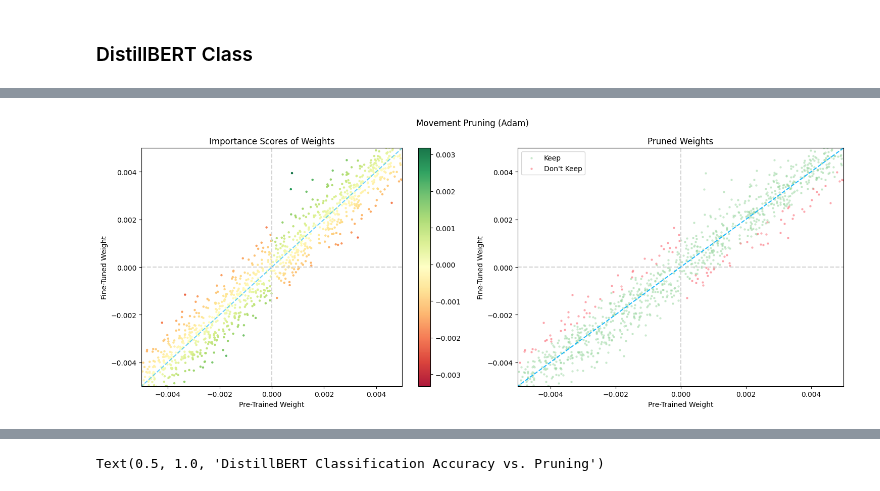
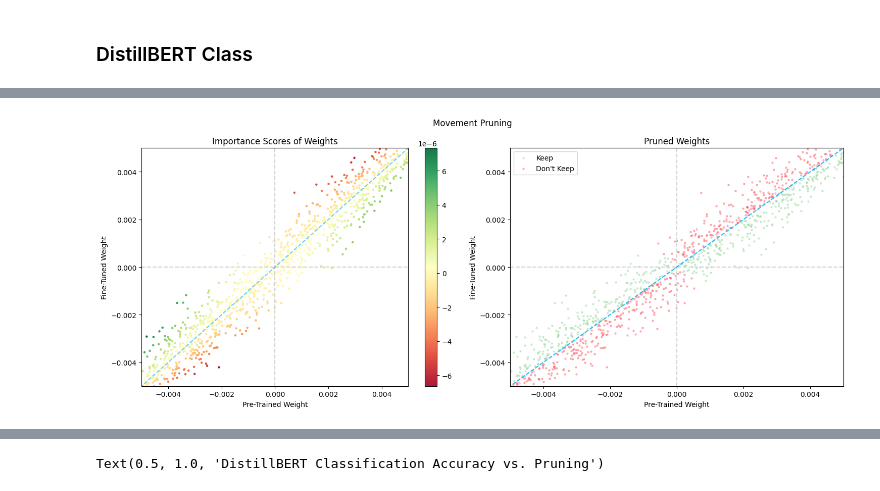
Before and after one commit to kso25/DistillBERT, a Jupyter notebook: DisitillBERT.ipynb, the cells around one changed output, grey strips where cells are left out. Drawn from its saved outputs; the diff is of its cells as text; code cells hidden in the pictures.

```diff
--- a/DisitillBERT.ipynb
+++ b/DisitillBERT.ipynb
@@ -265,19 +322,29 @@ def get_masked_model(model, q=0.1, type="movement"):
     param_count = 0
     masked_param_count = 0
     for k in pretrained_weights_dict.keys():
-        if type == "movement":
-            diff = fine_tuned_weights_dict[k].to(device) - pretrained_weights_dict[k].to(device)
-            score = diff * torch.sign(pretrained_weights_dict[k])
+        if type == "modified_movement":
+            diff = fine_tuned_weights_dict[k] - pretrained_weights_dict[k]
+            score = torch.abs(diff)
+            # score = diff
+            # score = diff * torch.sign(pretrained_weights_dict[k])
+        elif type == "movement":
+            # diff = fine_tuned_weights_dict[k].to(device) - pretrained_weights_dict[k].to(device)
+            # score = diff * torch.mean(torch.stack((pretrained_weights_dict[k].to(device), fine_tuned_weights_dict[k].to(device))))
+            score = -1 * model.scores_dict[k]
+        elif type == "negative_movement":
+            # diff = fine_tuned_weights_dict[k].to(device) - pretrained_weights_dict[k].to(device)
+            # score = diff * torch.mean(torch.stack((pretrained_weights_dict[k].to(device), fine_tuned_weights_dict[k].to(device))))
+            score = model.scores_dict[k]
         elif type == "random":
-            score = torch.rand_like(fine_tuned_weights_dict[k]).to(device)
+            score = torch.rand_like(fine_tuned_weights_dict[k])
         else: # magnitude pruning
-            score = torch.abs(fine_tuned_weights_dict[k].to(device))
+            score = torch.abs(fine_tuned_weights_dict[k])
 
         flat_score = score.flatten()
         threshold = torch.quantile(flat_score, q)
         mask = score > threshold
 
-        state_dict[k] = mask * state_dict[k].to(device)
+        state_dict[k] = mask.to(device) * state_dict[k].to(device)
 
         param_count += len(flat_score)
         masked_param_count += torch.sum(mask.flatten())
@@ -293,7 +393,6 @@ def get_masked_model(model, q=0.1, type="movement"):
 # %%
-
-masked_model = torch.load('distilbert.pt')
+q = 0.5
+masked_model = torch.load('adam_distilbert.pt')
 trained_weights_list = masked_model.get_param_list()
-movement_masked_model, movement_percent_weight_removed, movement_mask_list, movement_score_list = get_masked_model(masked_model, 0.1)
-masked_finetuned_weights_list = masked_model.get_param_list()
+movement_masked_model, movement_percent_weight_removed, movement_mask_list, movement_score_list = get_masked_model(masked_model, q, type="movement")
 movement_pruned_weights_list = trained_weights_list[np.array(movement_mask_list)]
@@ -306,6 +429,5 @@ magnitude_pruned_weights_list = trained_weights_list[np.array(magnitude_mask_lis
 # %%
-masked_model = torch.load('distilbert.pt')
+masked_model = torch.load('adam_distilbert.pt')
 trained_weights_list = masked_model.get_param_list()
-magnitude_masked_model, magnitude_percent_weight_removed, magnitude_mask_list, magnitude_score_list = get_masked_model(masked_model, 0.1, type="random")
-masked_finetuned_weights_list = masked_model.get_param_list()
-magnitude_pruned_weights_list = trained_weights_list[np.array(magnitude_mask_list)]
+random_masked_model, random_percent_weight_removed, random_mask_list, random_score_list = get_masked_model(masked_model, q, type="random")
+random_pruned_weights_list = trained_weights_list[np.array(random_mask_list)]
@@ -331,0 +486,2 @@ sns.kdeplot(masked_finetuned_weights_list[random_idx])
+# %%
+random_idx = np.random.choice(list(range(len(untrained_weights_list))), 10000)
@@ -335,34 +530,36 @@ y_subset = trained_weights_list[random_idx]
 mask_subset = movement_mask_list[random_idx]
 score_subset = movement_score_list[random_idx]
 
+xy_subset = (x_subset < 0.005) & (x_subset > -0.005) & (y_subset < 0.005) & (y_subset > -0.005)
+
 fig, axs = plt.subplots(1, 2, figsize=(15, 6))
 
-axs[0].scatter(x_subset, y_subset, s=5, alpha=0.9, c=score_subset, cmap='RdYlGn')
+axs[0].scatter(x_subset[xy_subset], y_subset[xy_subset], s=5, alpha=0.9, c=score_subset[xy_subset], cmap='RdYlGn')
 axs[0].axvline(x=0, color='lightgrey', linestyle='--')
 axs[0].axhline(y=0, color='lightgrey', linestyle='--')
 axs[0].set_xlabel("Pre-Trained Weight")
 axs[0].set_ylabel("Fine-Tuned Weight")
 axs[0].set_xlim((-0.005, 0.005))
 axs[0].set_ylim((-0.005, 0.005))
 axs[0].plot([-0.05, 0.05], [-0.05, 0.05], alpha=0.6, color="#05b2fc", linestyle="--")
 axs[0].set_title("Importance Scores of Weights")
 fig.colorbar(axs[0].collections[0], ax=axs[0])
 
 axs[1].scatter(x_subset[mask_subset], y_subset[mask_subset], s=5, alpha=0.4, color="#98d69f")
 axs[1].scatter(x_subset[~mask_subset], y_subset[~mask_subset], s=5, alpha=0.4,color="#fc5b68")
 axs[1].axvline(x=0, color='lightgrey', linestyle='--')
 axs[1].axhline(y=0, color='lightgrey', linestyle='--')
 axs[1].set_xlabel("Pre-Trained Weight")
 axs[1].set_ylabel("Fine-Tuned Weight")
 axs[1].set_xlim((-0.005, 0.005))
 axs[1].set_ylim((-0.005, 0.005))
 axs[1].plot([-0.05, 0.05], [-0.05, 0.05], alpha=0.9, color="#05b2fc", linestyle="--")
 axs[1].legend(labels=["Keep", "Don't Keep"])
 axs[1].set_title("Pruned Weights")
 
-plt.suptitle("Movement Pruning (Adam)")
+plt.suptitle("Movement Pruning")
 
 plt.tight_layout()
 plt.show()
 # %% [output]
-[figure, old version]
+[figure, new version]
```
Also changed, not shown: parts of 53 cells of this notebook, 1 other file.
